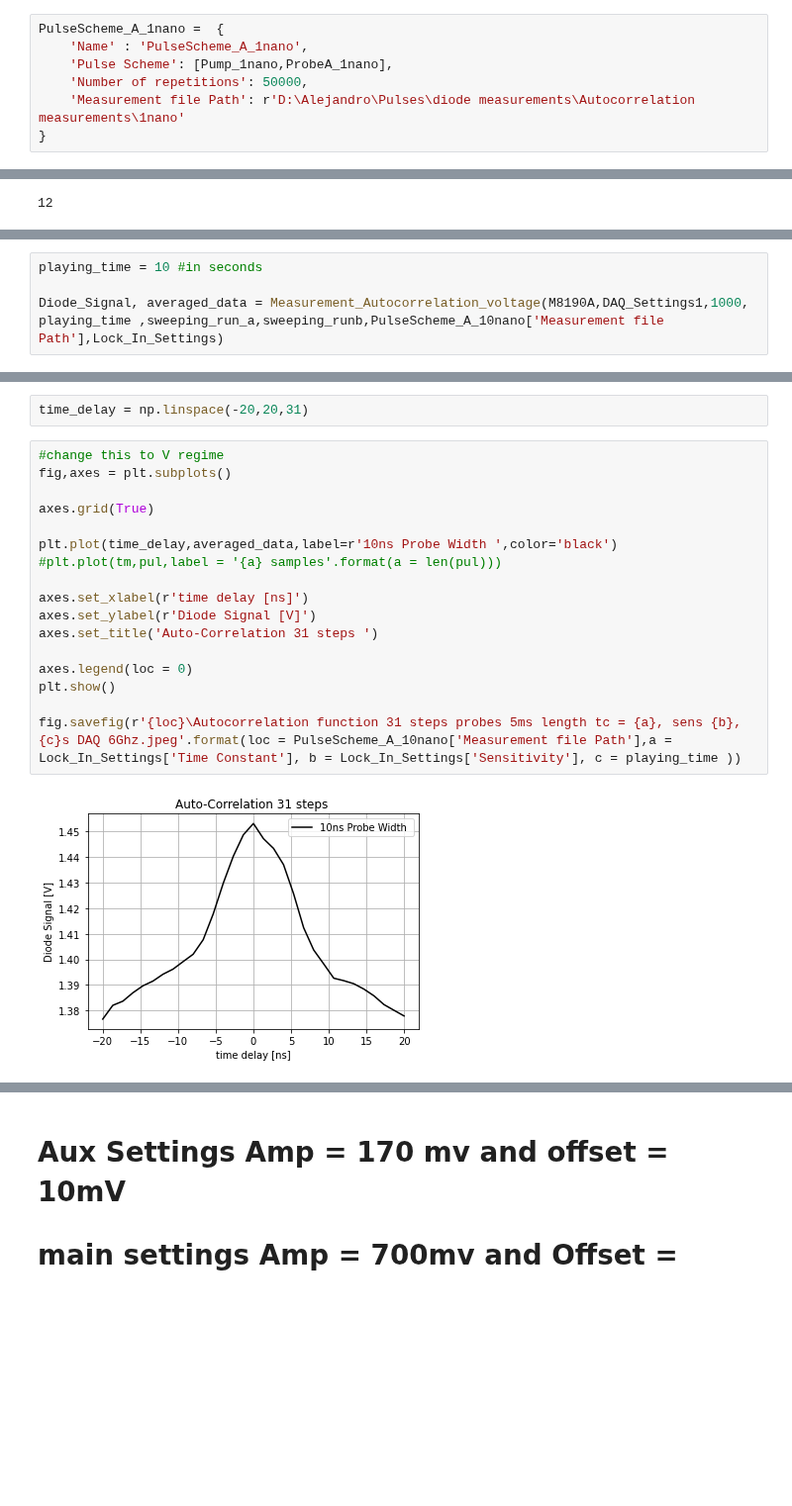
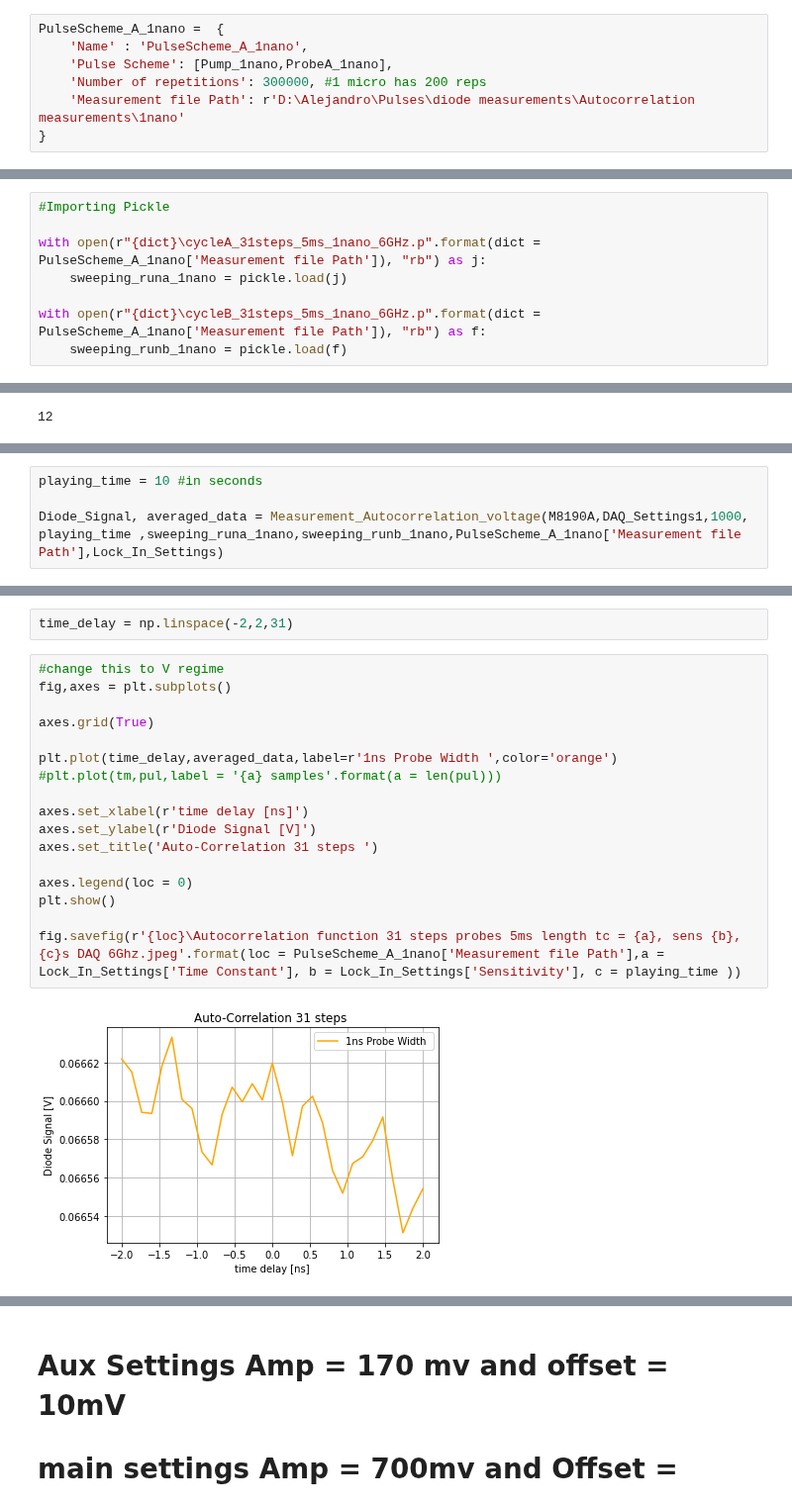
Before and after one commit to Holcan/STM, a Jupyter notebook: M8190/Pulse Schemes AutoCorrelation Preparation.ipynb, the cells around one changed output, grey strips where cells are left out. Shown at 99% size. Drawn from its saved outputs; the diff is of its cells as text; blank space fills up the shorter version.

Commit message:
10 nano better

```diff
--- a/M8190/Pulse Schemes AutoCorrelation Preparation.ipynb
+++ b/M8190/Pulse Schemes AutoCorrelation Preparation.ipynb
@@ -335,7 +1015,7 @@ ProbeB_1nano = {
 PulseScheme_A_1nano =  {
     'Name' : 'PulseScheme_A_1nano',
     'Pulse Scheme': [Pump_1nano,ProbeA_1nano],
-    'Number of repetitions': 50000,
+    'Number of repetitions': 300000, #1 micro has 200 reps
     'Measurement file Path': r'D:\Alejandro\Pulses\diode measurements\Autocorrelation measurements\1nano'
 }
 # %%
@@ -347,0 +1062,8 @@ PulseScheme_B_1nano  = {
+# %%
+#Importing Pickle
+
+with open(r"{dict}\cycleA_31steps_5ms_1nano_6GHz.p".format(dict = PulseScheme_A_1nano['Measurement file Path']), "rb") as j:
+    sweeping_runa_1nano = pickle.load(j)
+
+with open(r"{dict}\cycleB_31steps_5ms_1nano_6GHz.p".format(dict = PulseScheme_A_1nano['Measurement file Path']), "rb") as f:
+    sweeping_runb_1nano = pickle.load(f)
@@ -532,5 +1327,5 @@ Lock_In_Settings = {
 # %%
 playing_time = 10 #in seconds
 
-Diode_Signal, averaged_data = Measurement_Autocorrelation_voltage(M8190A,DAQ_Settings1,1000, playing_time ,sweeping_run_a,sweeping_runb,PulseScheme_A_10nano['Measurement file Path'],Lock_In_Settings)
+Diode_Signal, averaged_data = Measurement_Autocorrelation_voltage(M8190A,DAQ_Settings1,1000, playing_time ,sweeping_runa_1nano,sweeping_runb_1nano,PulseScheme_A_1nano['Measurement file Path'],Lock_In_Settings)
 # %% [output]
@@ -569,21 +1348,21 @@ fig.savefig(r'{loc}\Diode Signal time cstant = {a}, sensitivity {b},{c} daqsecon
 # %%
-time_delay = np.linspace(-20,20,31)
+time_delay = np.linspace(-2,2,31)
 # %%
 #change this to V regime
 fig,axes = plt.subplots()
 
 axes.grid(True)
 
-plt.plot(time_delay,averaged_data,label=r'10ns Probe Width ',color='black')
+plt.plot(time_delay,averaged_data,label=r'1ns Probe Width ',color='orange')
 #plt.plot(tm,pul,label = '{a} samples'.format(a = len(pul)))
 
 axes.set_xlabel(r'time delay [ns]')
 axes.set_ylabel(r'Diode Signal [V]')
 axes.set_title('Auto-Correlation 31 steps ')
 
 axes.legend(loc = 0)
 plt.show()
 
-fig.savefig(r'{loc}\Autocorrelation function 31 steps probes 5ms length tc = {a}, sens {b}, {c}s DAQ 6Ghz.jpeg'.format(loc = PulseScheme_A_10nano['Measurement file Path'],a = Lock_In_Settings['Time Constant'], b = Lock_In_Settings['Sensitivity'], c = playing_time ))
+fig.savefig(r'{loc}\Autocorrelation function 31 steps probes 5ms length tc = {a}, sens {b}, {c}s DAQ 6Ghz.jpeg'.format(loc = PulseScheme_A_1nano['Measurement file Path'],a = Lock_In_Settings['Time Constant'], b = Lock_In_Settings['Sensitivity'], c = playing_time ))
 # %% [output]
-[figure, old version]
+[figure, new version]
```
Also changed, not shown: parts of 102 cells of this notebook, 2 other files.
